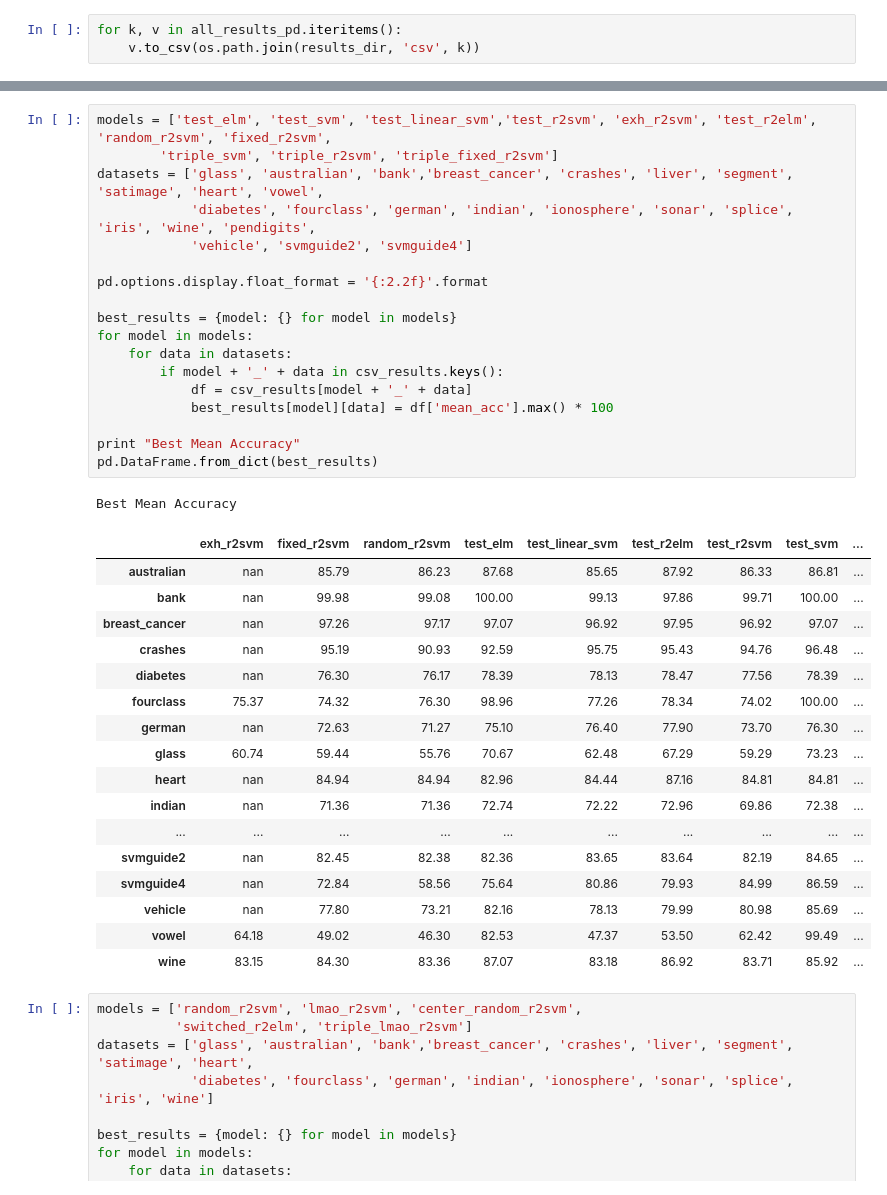
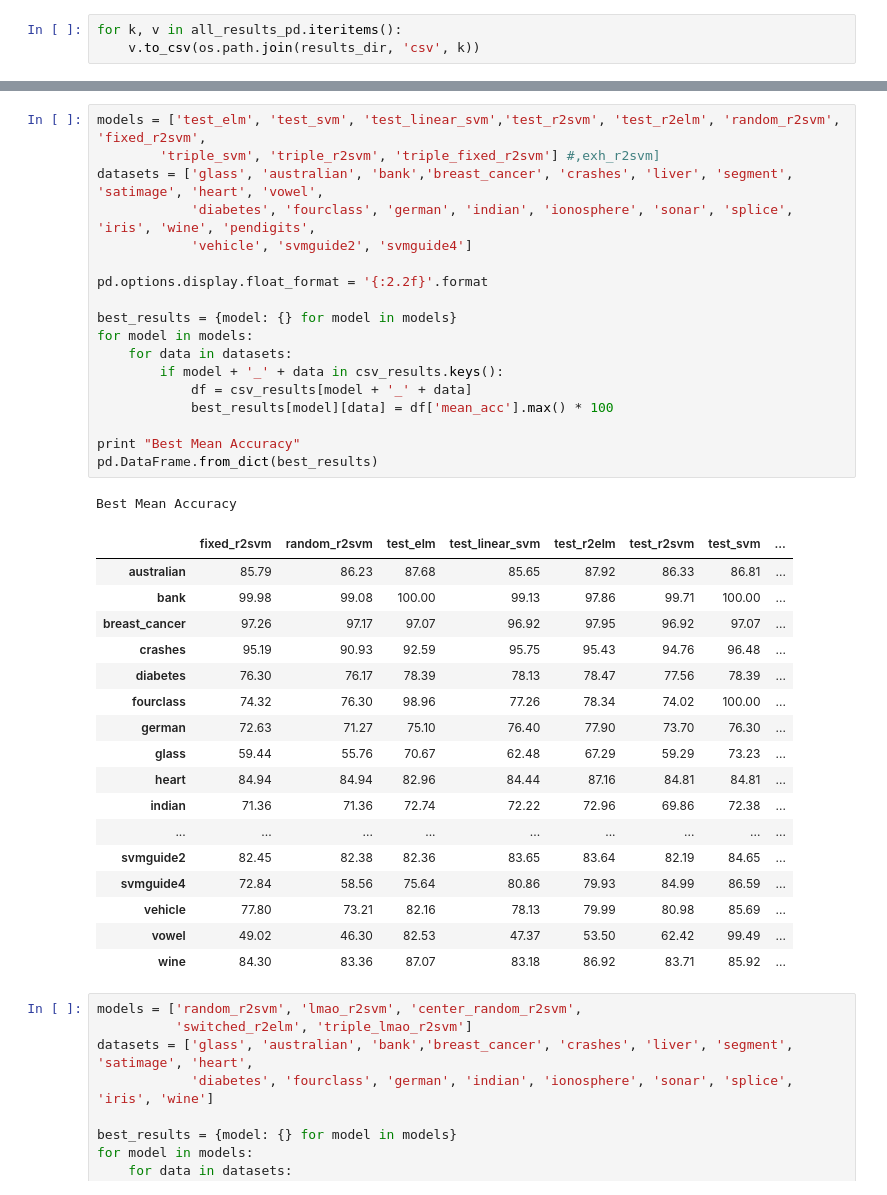
Before and after one commit to kudkudak/r2-learner, a Jupyter notebook: notebooks/results.ipynb, the cells around one changed output, grey strips where cells are left out. Cells and saved outputs as stored; diff of their text form.

```diff
--- a/notebooks/results.ipynb
+++ b/notebooks/results.ipynb
@@ -92,42 +88,42 @@ random_r2svm_ionosphere
 exh_r2svm_wine
 test_r2svm_satimage
 # %%
-models = ['test_elm', 'test_svm', 'test_linear_svm','test_r2svm', 'exh_r2svm', 'test_r2elm', 'random_r2svm', 'fixed_r2svm',
-        'triple_svm', 'triple_r2svm', 'triple_fixed_r2svm']
+models = ['test_elm', 'test_svm', 'test_linear_svm','test_r2svm', 'test_r2elm', 'random_r2svm', 'fixed_r2svm',
+        'triple_svm', 'triple_r2svm', 'triple_fixed_r2svm'] #,exh_r2svm]
 datasets = ['glass', 'australian', 'bank','breast_cancer', 'crashes', 'liver', 'segment', 'satimage', 'heart', 'vowel',
             'diabetes', 'fourclass', 'german', 'indian', 'ionosphere', 'sonar', 'splice', 'iris', 'wine', 'pendigits',
             'vehicle', 'svmguide2', 'svmguide4']
 
 pd.options.display.float_format = '{:2.2f}'.format
 
 best_results = {model: {} for model in models}
 for model in models:
     for data in datasets:
         if model + '_' + data in csv_results.keys():
             df = csv_results[model + '_' + data]
             best_results[model][data] = df['mean_acc'].max() * 100
 
 print "Best Mean Accuracy"
 pd.DataFrame.from_dict(best_results)
 # %% [output]
 Best Mean Accuracy
-|  | exh_r2svm | fixed_r2svm | random_r2svm | test_elm | test_linear_svm | test_r2elm | test_r2svm | test_svm | ... |
-| australian | nan | 85.79 | 86.23 | 87.68 | 85.65 | 87.92 | 86.33 | 86.81 | ... |
-| bank | nan | 99.98 | 99.08 | 100.00 | 99.13 | 97.86 | 99.71 | 100.00 | ... |
-| breast_cancer | nan | 97.26 | 97.17 | 97.07 | 96.92 | 97.95 | 96.92 | 97.07 | ... |
-| crashes | nan | 95.19 | 90.93 | 92.59 | 95.75 | 95.43 | 94.76 | 96.48 | ... |
-| diabetes | nan | 76.30 | 76.17 | 78.39 | 78.13 | 78.47 | 77.56 | 78.39 | ... |
-| fourclass | 75.37 | 74.32 | 76.30 | 98.96 | 77.26 | 78.34 | 74.02 | 100.00 | ... |
-| german | nan | 72.63 | 71.27 | 75.10 | 76.40 | 77.90 | 73.70 | 76.30 | ... |
-| glass | 60.74 | 59.44 | 55.76 | 70.67 | 62.48 | 67.29 | 59.29 | 73.23 | ... |
-| heart | nan | 84.94 | 84.94 | 82.96 | 84.44 | 87.16 | 84.81 | 84.81 | ... |
-| indian | nan | 71.36 | 71.36 | 72.74 | 72.22 | 72.96 | 69.86 | 72.38 | ... |
-| ... | ... | ... | ... | ... | ... | ... | ... | ... | ... |
-| svmguide2 | nan | 82.45 | 82.38 | 82.36 | 83.65 | 83.64 | 82.19 | 84.65 | ... |
-| svmguide4 | nan | 72.84 | 58.56 | 75.64 | 80.86 | 79.93 | 84.99 | 86.59 | ... |
-| vehicle | nan | 77.80 | 73.21 | 82.16 | 78.13 | 79.99 | 80.98 | 85.69 | ... |
-| vowel | 64.18 | 49.02 | 46.30 | 82.53 | 47.37 | 53.50 | 62.42 | 99.49 | ... |
-| wine | 83.15 | 84.30 | 83.36 | 87.07 | 83.18 | 86.92 | 83.71 | 85.92 | ... |
+|  | fixed_r2svm | random_r2svm | test_elm | test_linear_svm | test_r2elm | test_r2svm | test_svm | ... |
+| australian | 85.79 | 86.23 | 87.68 | 85.65 | 87.92 | 86.33 | 86.81 | ... |
+| bank | 99.98 | 99.08 | 100.00 | 99.13 | 97.86 | 99.71 | 100.00 | ... |
+| breast_cancer | 97.26 | 97.17 | 97.07 | 96.92 | 97.95 | 96.92 | 97.07 | ... |
+| crashes | 95.19 | 90.93 | 92.59 | 95.75 | 95.43 | 94.76 | 96.48 | ... |
+| diabetes | 76.30 | 76.17 | 78.39 | 78.13 | 78.47 | 77.56 | 78.39 | ... |
+| fourclass | 74.32 | 76.30 | 98.96 | 77.26 | 78.34 | 74.02 | 100.00 | ... |
+| german | 72.63 | 71.27 | 75.10 | 76.40 | 77.90 | 73.70 | 76.30 | ... |
+| glass | 59.44 | 55.76 | 70.67 | 62.48 | 67.29 | 59.29 | 73.23 | ... |
+| heart | 84.94 | 84.94 | 82.96 | 84.44 | 87.16 | 84.81 | 84.81 | ... |
+| indian | 71.36 | 71.36 | 72.74 | 72.22 | 72.96 | 69.86 | 72.38 | ... |
+| ... | ... | ... | ... | ... | ... | ... | ... | ... |
+| svmguide2 | 82.45 | 82.38 | 82.36 | 83.65 | 83.64 | 82.19 | 84.65 | ... |
+| svmguide4 | 72.84 | 58.56 | 75.64 | 80.86 | 79.93 | 84.99 | 86.59 | ... |
+| vehicle | 77.80 | 73.21 | 82.16 | 78.13 | 79.99 | 80.98 | 85.69 | ... |
+| vowel | 49.02 | 46.30 | 82.53 | 47.37 | 53.50 | 62.42 | 99.49 | ... |
+| wine | 84.30 | 83.36 | 87.07 | 83.18 | 86.92 | 83.71 | 85.92 | ... |
 # %%
 models = ['random_r2svm', 'lmao_r2svm', 'center_random_r2svm',
           'switched_r2elm', 'triple_lmao_r2svm']
```
Also changed, not shown: parts of 3 cells of this notebook, 1 other file.
